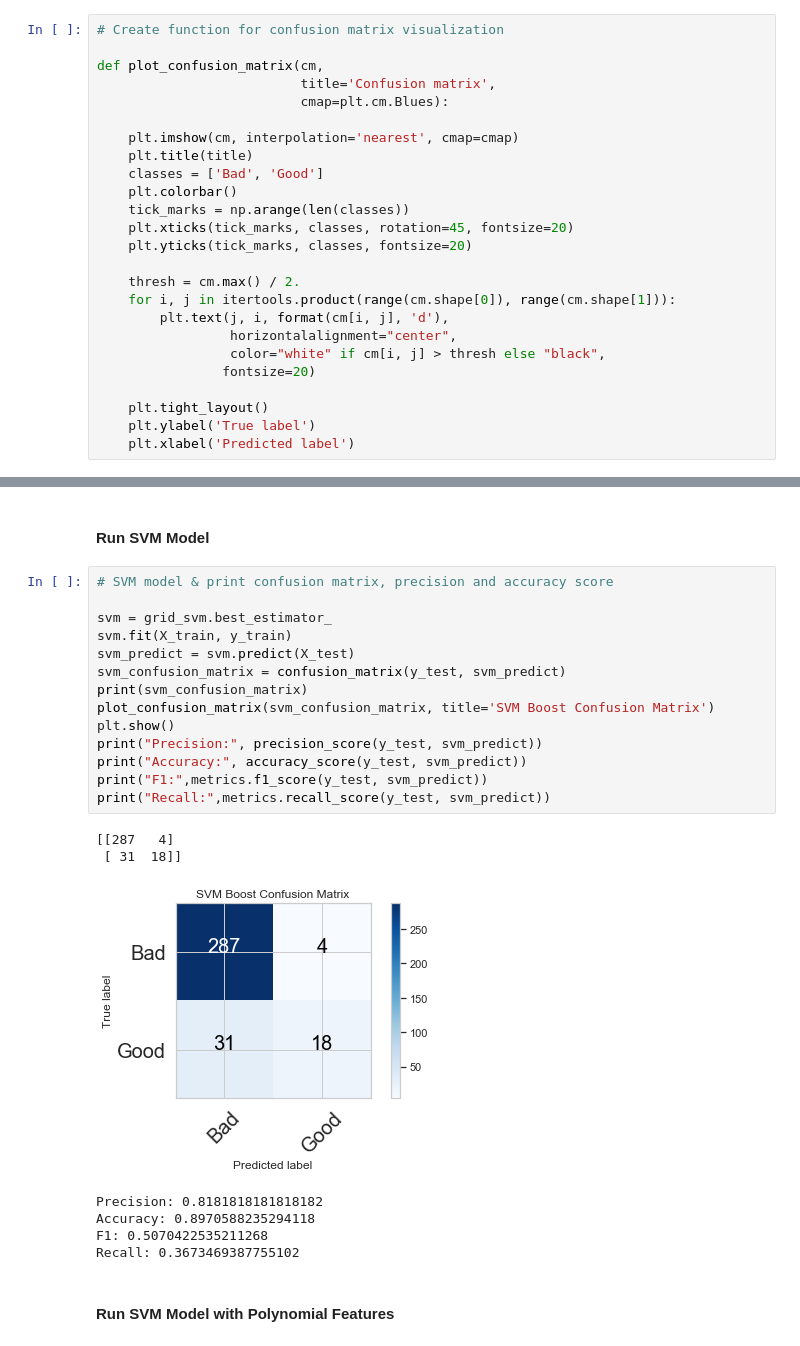
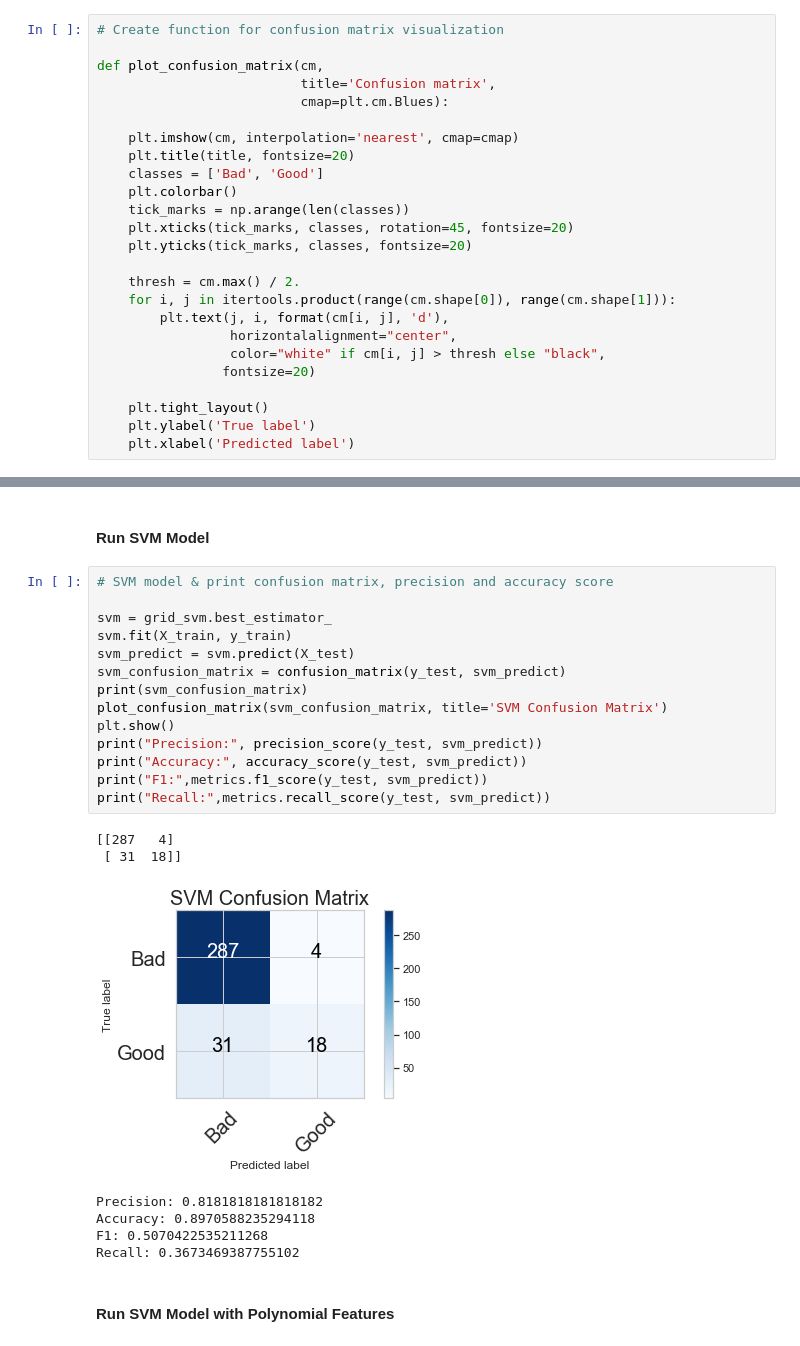
Before and after one commit to erikajane/Good_Wine_Classification, a Jupyter notebook: Red Wine Analysis.ipynb, the cells around one changed output, grey strips where cells are left out. Cells and saved outputs as stored; diff of their text form.

```diff
--- a/Red Wine Analysis.ipynb
+++ b/Red Wine Analysis.ipynb
@@ -375,7 +375,7 @@ def plot_confusion_matrix(cm,
                           cmap=plt.cm.Blues):
 
     plt.imshow(cm, interpolation='nearest', cmap=cmap)
-    plt.title(title)
+    plt.title(title, fontsize=20)
     classes = ['Bad', 'Good']
     plt.colorbar()
     tick_marks = np.arange(len(classes))
@@ -1102,21 +1102,21 @@ GridSearchCV(cv=5, error_score='raise-deprecating',
 # %%
 # SVM model & print confusion matrix, precision and accuracy score
 
 svm = grid_svm.best_estimator_
 svm.fit(X_train, y_train)
 svm_predict = svm.predict(X_test)
 svm_confusion_matrix = confusion_matrix(y_test, svm_predict)
 print(svm_confusion_matrix)
-plot_confusion_matrix(svm_confusion_matrix, title='SVM Boost Confusion Matrix')
+plot_confusion_matrix(svm_confusion_matrix, title='SVM Confusion Matrix')
 plt.show()
 print("Precision:", precision_score(y_test, svm_predict))
 print("Accuracy:", accuracy_score(y_test, svm_predict))
 print("F1:",metrics.f1_score(y_test, svm_predict))
 print("Recall:",metrics.recall_score(y_test, svm_predict))
 # %% [output]
 [[287   4]
  [ 31  18]]
-[figure, old version]
+[figure, new version]
 Precision: 0.8181818181818182
 Accuracy: 0.8970588235294118
 F1: 0.5070422535211268
```
Also changed, not shown: 1 other file.
